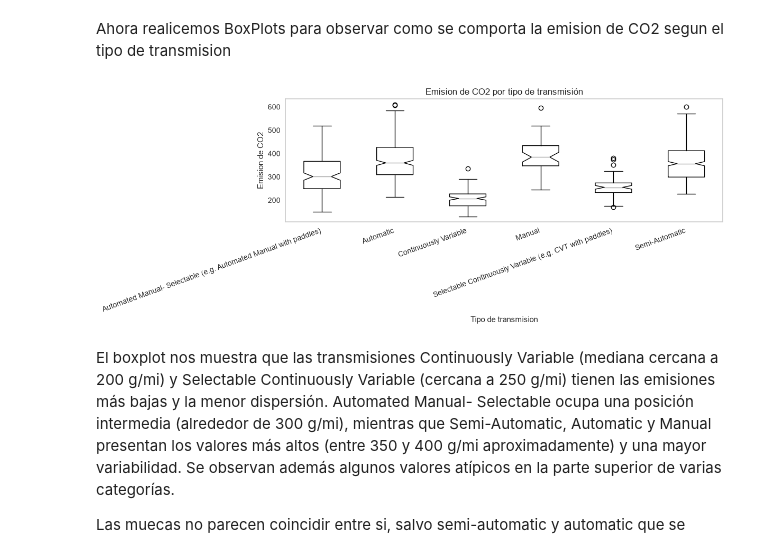
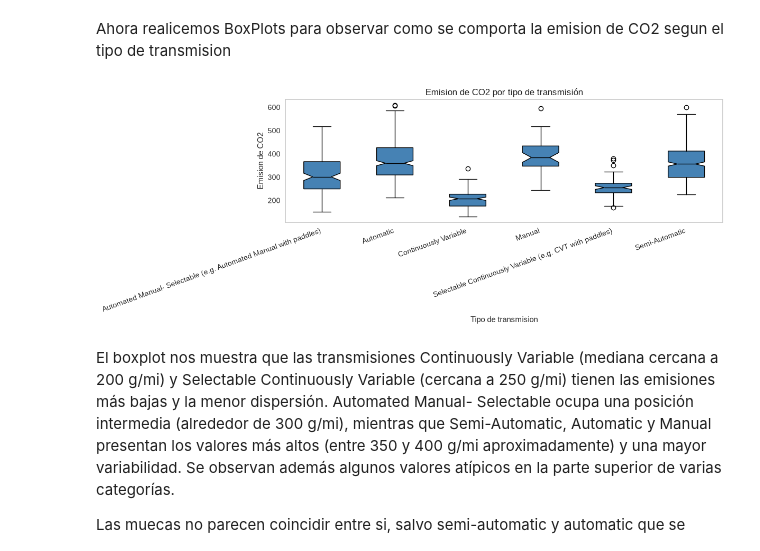
Before and after one commit to mdelrosariocoronado/tpe_fundamentos_2026, a Jupyter notebook: entrega.ipynb, the cells around one changed output. Drawn from its saved outputs; the diff is of its cells as text; code cells hidden in the pictures.

```diff
--- a/entrega.ipynb
+++ b/entrega.ipynb
@@ -2621,21 +2656,24 @@ Ahora realicemos BoxPlots  para observar como se comporta la emision de CO2 segu
 # %%
 ax = hi_bi_nuestra.boxplot(
     column="CO2 (g/mi)",
     by="Tested Transmission Type",
     figsize=(12, 5),
     grid=False,
-    notch=True
+    notch=True,
+    patch_artist=True,                      # permite rellenar las cajas
+    boxprops=dict(facecolor="steelblue"),   # color de relleno
+    medianprops=dict(color="black")         # mediana visible sobre el azul
 )
 
 ax.set_title("Emision de CO2 por tipo de transmisión")
 ax.set_xlabel("Tipo de transmision")
 ax.set_ylabel("Emision de CO2")
 plt.suptitle("")
 plt.xticks(rotation=20, ha="right")
 plt.tight_layout()
 plt.show()
 # %% [output]
-[figure, old version]
+[figure, new version]
 # %% [markdown]
 El boxplot nos muestra que las transmisiones Continuously Variable (mediana cercana a 200 g/mi) y Selectable Continuously Variable (cercana a 250 g/mi) tienen las emisiones más bajas y la menor dispersión. Automated Manual- Selectable ocupa una posición intermedia (alrededor de 300 g/mi), mientras que Semi-Automatic, Automatic y Manual presentan los valores más altos (entre 350 y 400 g/mi aproximadamente) y una mayor variabilidad. Se observan además algunos valores atípicos en la parte superior de varias categorías.
 
```
Also changed, not shown: parts of 9 cells of this notebook.
